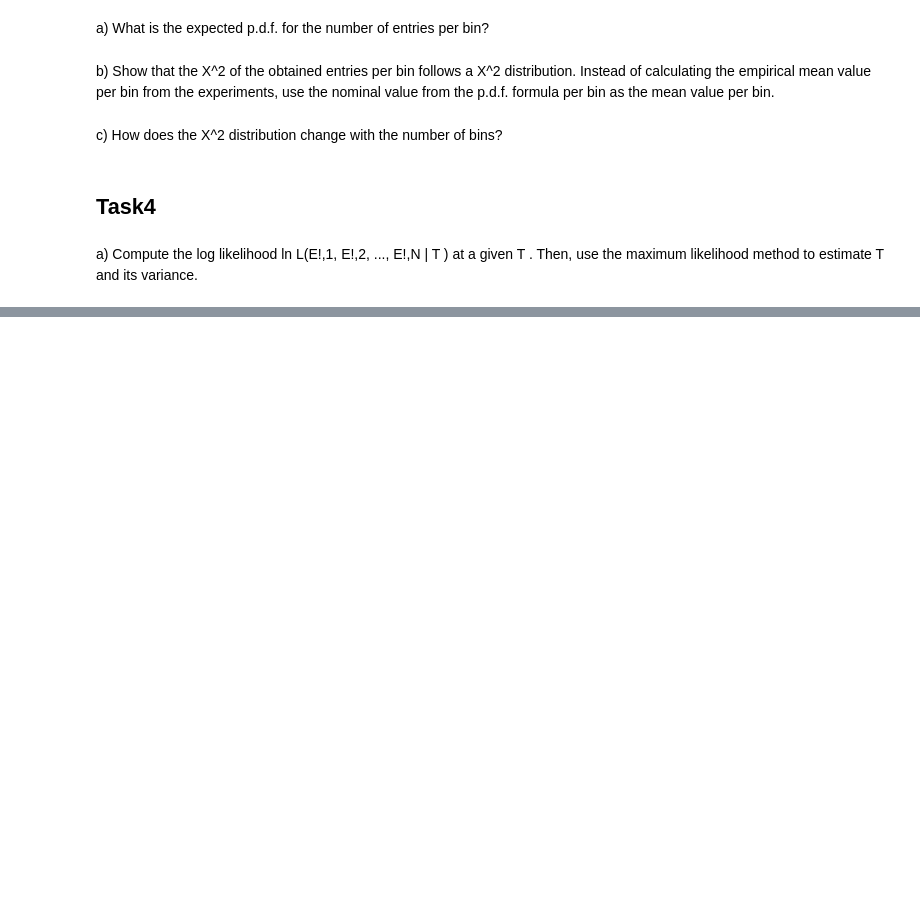
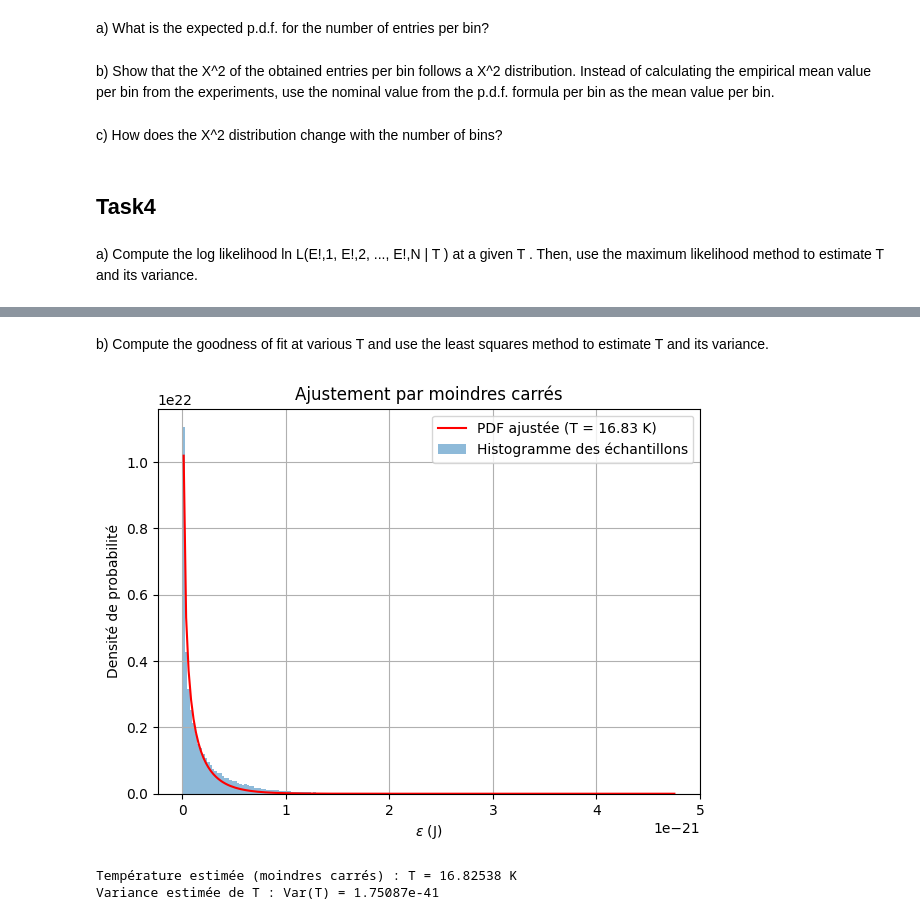
Before and after one commit to Gabewitt/Stats-Project, a Jupyter notebook: V_Final_Project_Notebook.ipynb, the cells around one changed output, grey strips where cells are left out. Saved outputs shown, nothing was run; the diff lists cells and outputs as text; code cells hidden in the pictures; blank space fills up the shorter version.

```diff
--- a/V_Final_Project_Notebook.ipynb
+++ b/V_Final_Project_Notebook.ipynb
@@ -481,0 +529,53 @@ a) Compute the log likelihood ln L(E!,1, E!,2, ..., E!,N | T ) at a given T . Th
+# %% [markdown]
+b) Compute the goodness of fit at various T and use the least squares method to estimate T and its variance.
+# %%
+from scipy.optimize import minimize
+
+# --- Histogramme des échantillons ---
+bins = 200
+hist, bin_edges = np.histogram(energy_samples, bins=bins, density=True)
+bin_centers = 0.5 * (bin_edges[1:] + bin_edges[:-1])  # Centres des bins
+
+# --- Fonction pour la somme des carrés des écarts ---
+def least_squares(T, hist, bin_centers):
+    """Calcule la somme des carrés des écarts pour un T donné."""
+    beta = 1 / (kb * T)  # Inverse de la température
+    f_values = pdf(bin_centers, beta)  # PDF analytique aux centres des bins
+    return np.sum((hist - f_values)**2)  # Somme des carrés des écarts
+
+# --- Estimation de T via les moindres carrés ---
+initial_guess = 25  # Devinez une valeur initiale pour T
+result = minimize(least_squares, initial_guess, args=(hist, bin_centers), bounds=[(1e-5, None)])
+T_least_squares = result.x[0]  # Valeur estimée de T
+
+# --- Calcul de la variance ---
+# Approche simple pour la variance basée sur la courbure de la fonction
+jacobian = np.gradient([least_squares(T, hist, bin_centers) for T in np.linspace(T_least_squares - 5, T_least_squares + 5, 100)])
+variance_T = 1 / np.max(jacobian) if np.max(jacobian) > 0 else np.inf
+
+# --- Résultats ---
+#print(f"Température estimée (moindres carrés) : T = {T_least_squares:.5f} K")
+#print(f"Variance estimée de T : Var(T) = {variance_T:.5e}")
+
+# --- Visualisation ---
+# Courbe ajustée pour la densité analytique
+best_fit_pdf = pdf(bin_centers, 1 / (kb * T_least_squares))
+
+plt.figure(figsize=(7, 5))
+plt.bar(bin_centers, hist, width=(bin_edges[1] - bin_edges[0]), alpha=0.5, label="Histogramme des échantillons")
+plt.plot(bin_centers, best_fit_pdf, 'r-', label=f"PDF ajustée (T = {T_least_squares:.2f} K)")
+plt.xlabel(r"$\varepsilon$ (J)")
+plt.ylabel("Densité de probabilité")
+plt.title("Ajustement par moindres carrés")
+plt.legend()
+plt.grid(True)
+plt.show()
+
+
+# --- Résultats ---
+print(f"Température estimée (moindres carrés) : T = {T_least_squares:.5f} K")
+print(f"Variance estimée de T : Var(T) = {variance_T:.5e}")
+# %% [output]
+[figure, added]
+Température estimée (moindres carrés) : T = 16.82538 K
+Variance estimée de T : Var(T) = 1.75087e-41
```
Also changed, not shown: parts of 14 cells of this notebook.
